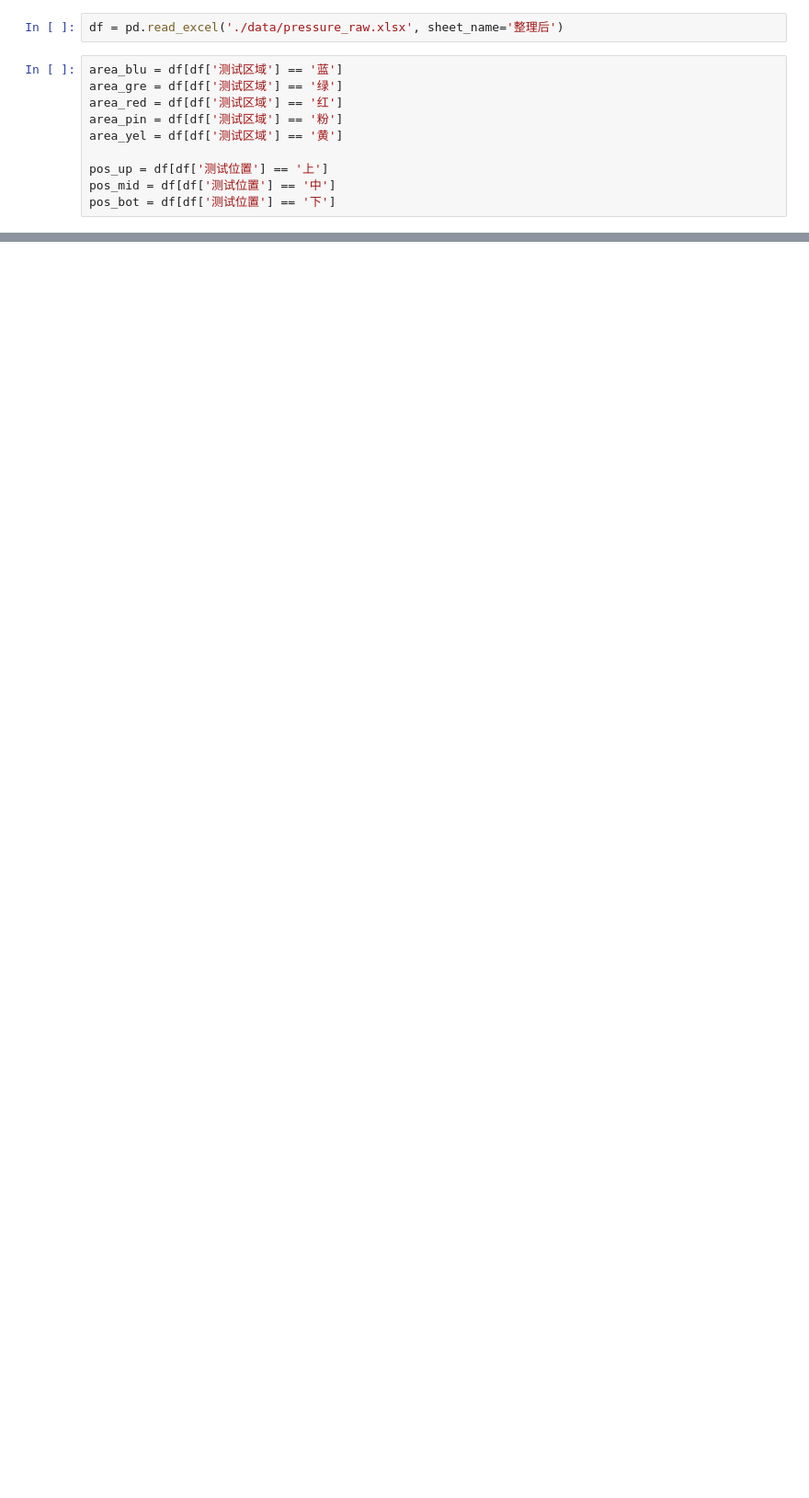
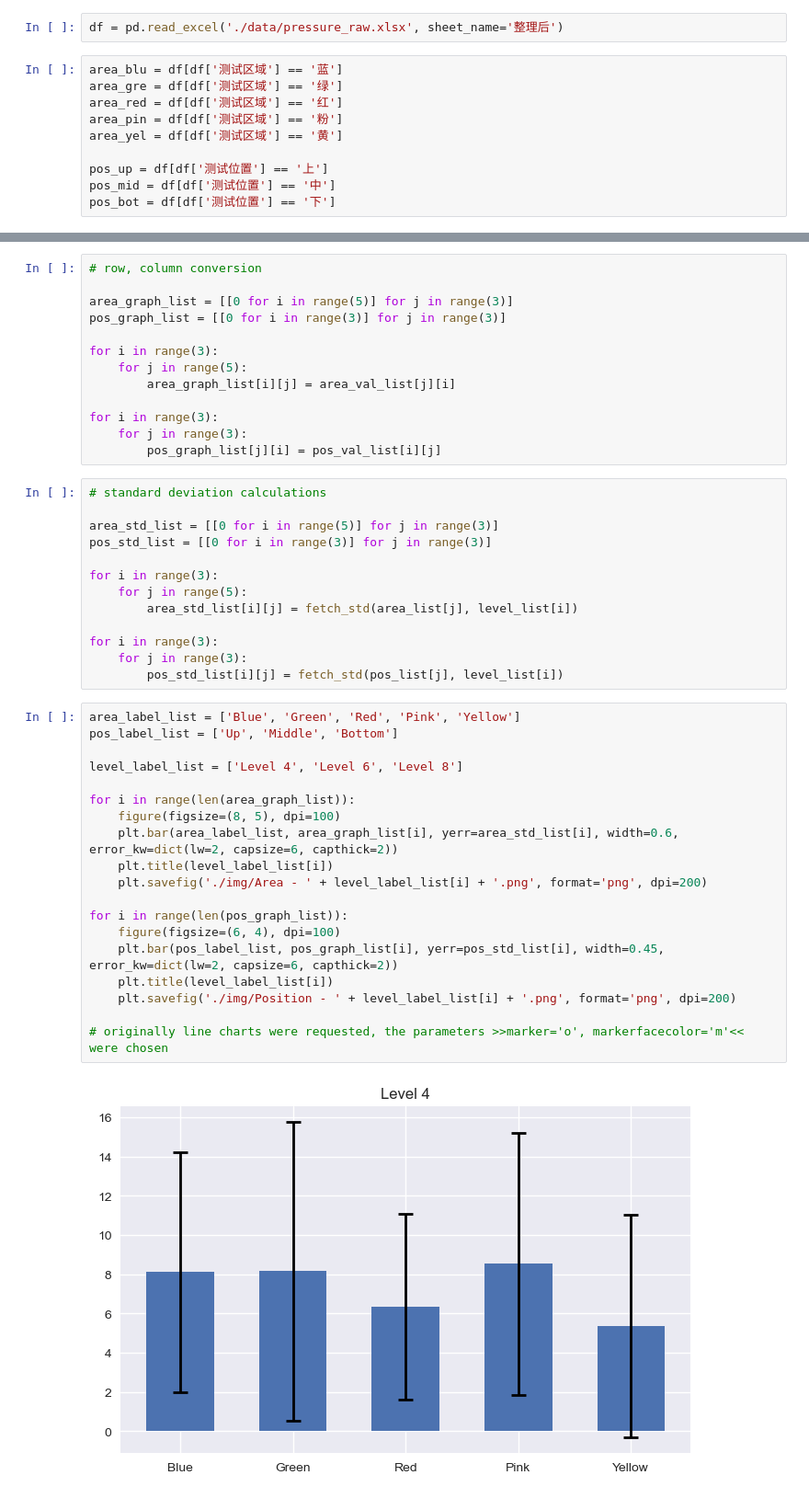
Before and after one commit to shinbutou/tsinghua_hcira, a Jupyter notebook: Earbuds/line_graph_plotter.ipynb, the cells around one changed output, grey strips where cells are left out. Shown: that part at 92% size. Saved outputs shown, nothing was run; the diff lists cells and outputs as text; blank space fills up the shorter version.

Commit message:
finishing the task assigned with plots

```diff
--- a/Earbuds/line_graph_plotter.ipynb
+++ b/Earbuds/line_graph_plotter.ipynb
@@ -44,0 +47,47 @@ print(pos_val_list)
+# %%
+# row, column conversion
+
+area_graph_list = [[0 for i in range(5)] for j in range(3)]
+pos_graph_list = [[0 for i in range(3)] for j in range(3)]
+
+for i in range(3):
+    for j in range(5):
+        area_graph_list[i][j] = area_val_list[j][i]
+
+for i in range(3):
+    for j in range(3):
+        pos_graph_list[j][i] = pos_val_list[i][j]
+# %%
+# standard deviation calculations
+
+area_std_list = [[0 for i in range(5)] for j in range(3)]
+pos_std_list = [[0 for i in range(3)] for j in range(3)]
+
+for i in range(3):
+    for j in range(5):
+        area_std_list[i][j] = fetch_std(area_list[j], level_list[i])
+
+for i in range(3):
+    for j in range(3):
+        pos_std_list[i][j] = fetch_std(pos_list[j], level_list[i])
+# %%
+area_label_list = ['Blue', 'Green', 'Red', 'Pink', 'Yellow']
+pos_label_list = ['Up', 'Middle', 'Bottom']
+
+level_label_list = ['Level 4', 'Level 6', 'Level 8']
+
+for i in range(len(area_graph_list)):
+    figure(figsize=(8, 5), dpi=100)
+    plt.bar(area_label_list, area_graph_list[i], yerr=area_std_list[i], width=0.6, error_kw=dict(lw=2, capsize=6, capthick=2))
+    plt.title(level_label_list[i])
+    plt.savefig('./img/Area - ' + level_label_list[i] + '.png', format='png', dpi=200)
+
+for i in range(len(pos_graph_list)):
+    figure(figsize=(6, 4), dpi=100)
+    plt.bar(pos_label_list, pos_graph_list[i], yerr=pos_std_list[i], width=0.45, error_kw=dict(lw=2, capsize=6, capthick=2))
+    plt.title(level_label_list[i])
+    plt.savefig('./img/Position - ' + level_label_list[i] + '.png', format='png', dpi=200)
+
+# originally line charts were requested, the parameters >>marker='o', markerfacecolor='m'<< were chosen
+# %% [output]
+[figure, added]
```
Also changed, not shown: parts of 7 cells of this notebook, 6 other files.
